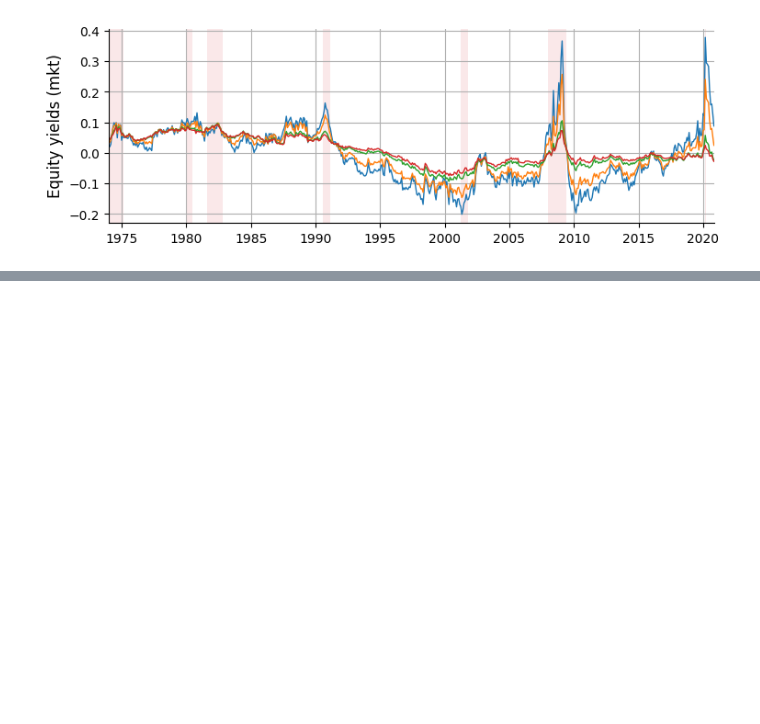
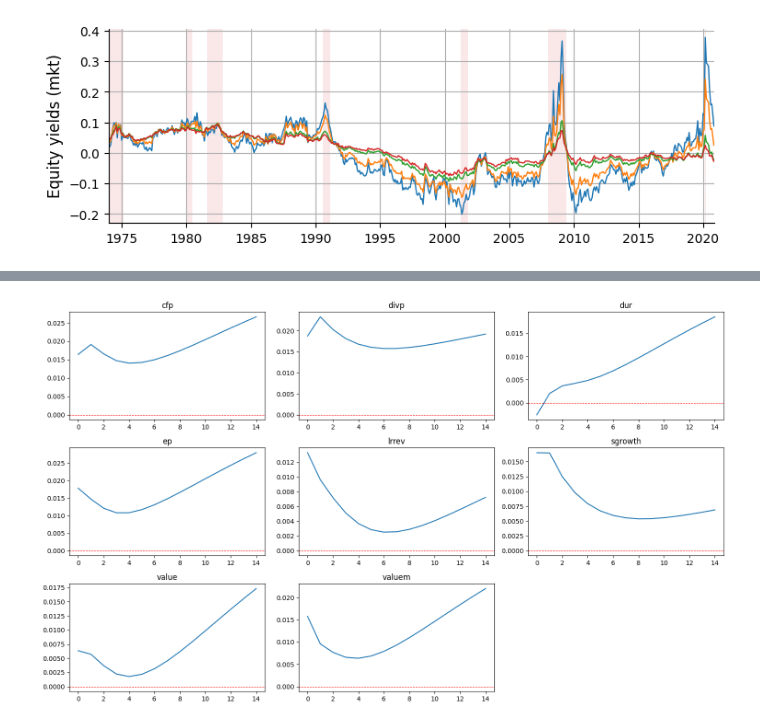
Before and after one commit to TonyHuang241/gkk_2024, a Jupyter notebook: inverse_project.ipynb, the cells around one changed output, grey strips where cells are left out. Drawn from its saved outputs; the diff is of its cells as text; code cells hidden in the pictures; blank space fills up the shorter version.

```diff
--- a/inverse_project.ipynb
+++ b/inverse_project.ipynb
@@ -396,6 +396,8 @@ import pandas as pd
 import numpy as np
 import tensorflow as tf
 from constants import *
+import matplotlib.pyplot as plt
+import math
 
 series = pd.read_pickle('results/new_test/series.pickle')
 input_data = pd.read_pickle('results/new_test/input_data.pickle')
@@ -409,7 +411,7 @@ F = tf.convert_to_tensor(F, dtype=float)
 input_data = pd.read_pickle('results/new_test/input_data.pickle')
 rx, dp, test_asset_ret, test_asset_dps, rme, dpm, by, fs, brx, labels, AnomalyNames = input_data
 test_asset_ret = test_asset_ret.rolling(window=L).sum()
-test_assets = test_asset_ret.columns
+test_assets = [v[:-1] for v in test_asset_ret.columns[:51]]
 test_asset_ret = tf.convert_to_tensor(test_asset_ret.loc[dd], dtype=float)
 
 _, N = test_asset_ret.shape
@@ -423,8 +425,7 @@ r1         = tf.math.exp(R - DP)[L:,:]*(tf.math.exp(DP[L:,:]) - 1.0) / P[0, :-L,
 r          =  tf.concat([tf.reshape(r1, [1, sh[0]-L, N+npc]), # HTM return for 1 year
                 P[:-1, L:, :] / P[1:, :-L, :] * tf.math.exp(R - DP)[L:, :] - 1.0], axis=0) # returns with maturity above 1 year
 r_slope7_1 = r[6:7, :, :] - r[0:1, :, :] # 7-1 slope needs to be computed here if standard errors are needed
-r = r/12*P[:, :-L, :]
-# r = tf.math.log(r/12 + 1) # conver annually raw strips return to montly log return
+log_r = tf.math.log(r + 1) # conver annually raw strips return to montly log return
 
 check_r_slope7_1 = tf.convert_to_tensor(series['r_slope7_1'], dtype=float)
 check_dg_rf = tf.convert_to_tensor(series['dgrf'], dtype=float)
@@ -533,0 +434,32 @@ plt.show()
+# %%
+ls_ret = r[:, :, 4:55] - r[:, :, 55:]
+ls_ret_mean = pd.DataFrame(tf.reduce_mean(ls_ret, axis=1), columns=test_assets)
+log_ls_ret = log_r[:, :, 4:55] - log_r[:, :, 55:]
+log_ls_ret_mean = pd.DataFrame(tf.reduce_mean(ls_ret, axis=1), columns=test_assets)
+# %%
+anom_to_plot = ['size', 'value', 'mom12', 'growth', 'prof', 'strev', 'ivol', 'age']
+overreaction_anom  = ['cfp', 'divp', 'dur', 'ep', 'lrrev', 'sgrowth', 'value', 'valuem']
+financial_constraint_anom = ['ivol', 'roaa', 'roa', 'roe', 'roea', 'prof']
+# %%
+import matplotlib.pyplot as plt
+import math
+
+df = ls_ret_mean[overreaction_anom]
+ncols = 3
+nrows = math.ceil(len(df.columns) / ncols)
+fig, axes = plt.subplots(nrows, ncols, figsize=(5 * ncols, 3 * nrows))
+axes = axes.flatten()
+
+for i, col in enumerate(df.columns):
+    axes[i].plot(df[col])
+    axes[i].set_title(col)
+    axes[i].axhline(0, color='red', linestyle='--', linewidth=0.8)
+
+# 隐藏多余子图
+for j in range(i + 1, len(axes)):
+    axes[j].set_visible(False)
+
+plt.tight_layout()
+plt.show()
+# %% [output]
+[figure, added]
```
Also changed, not shown: parts of 8 cells of this notebook.
